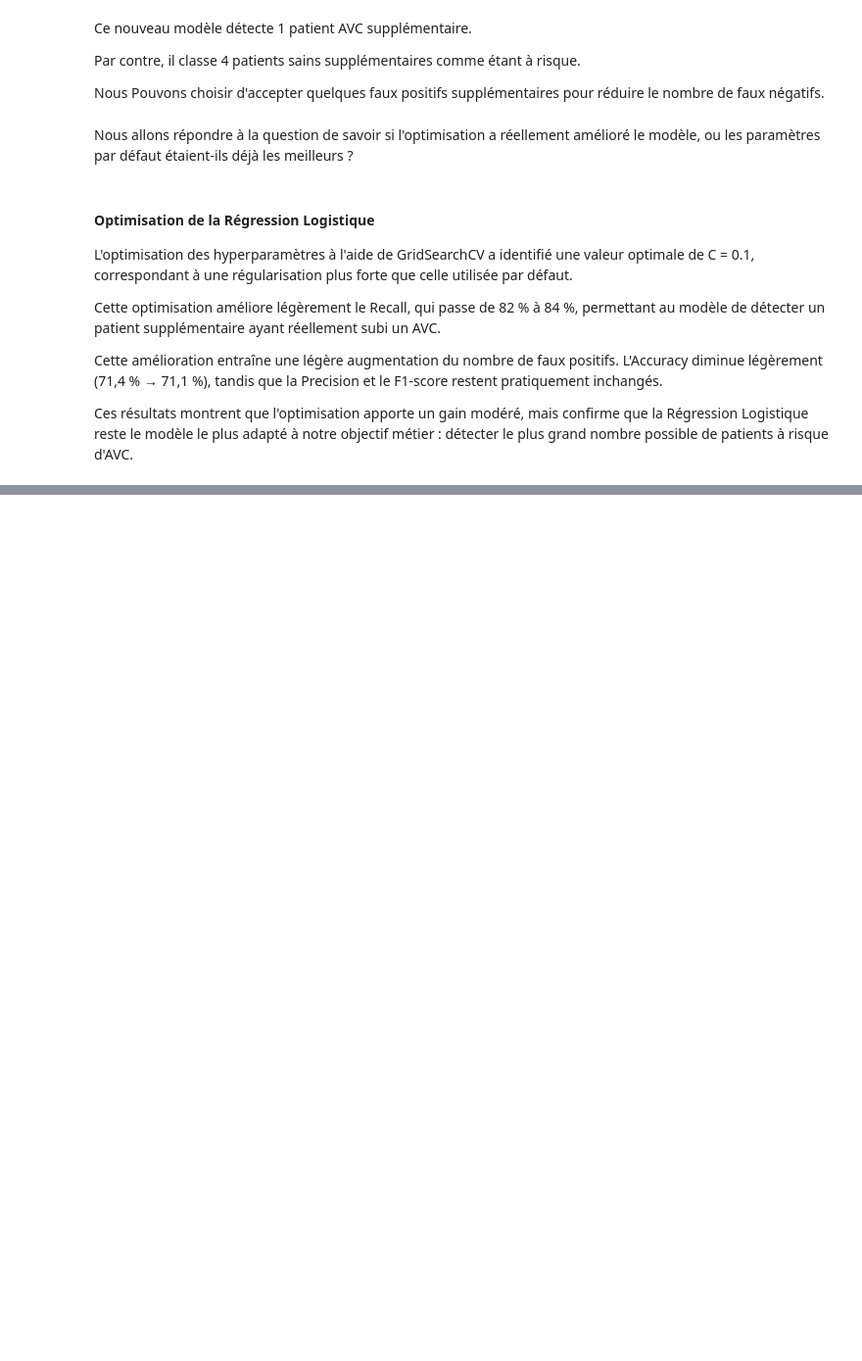
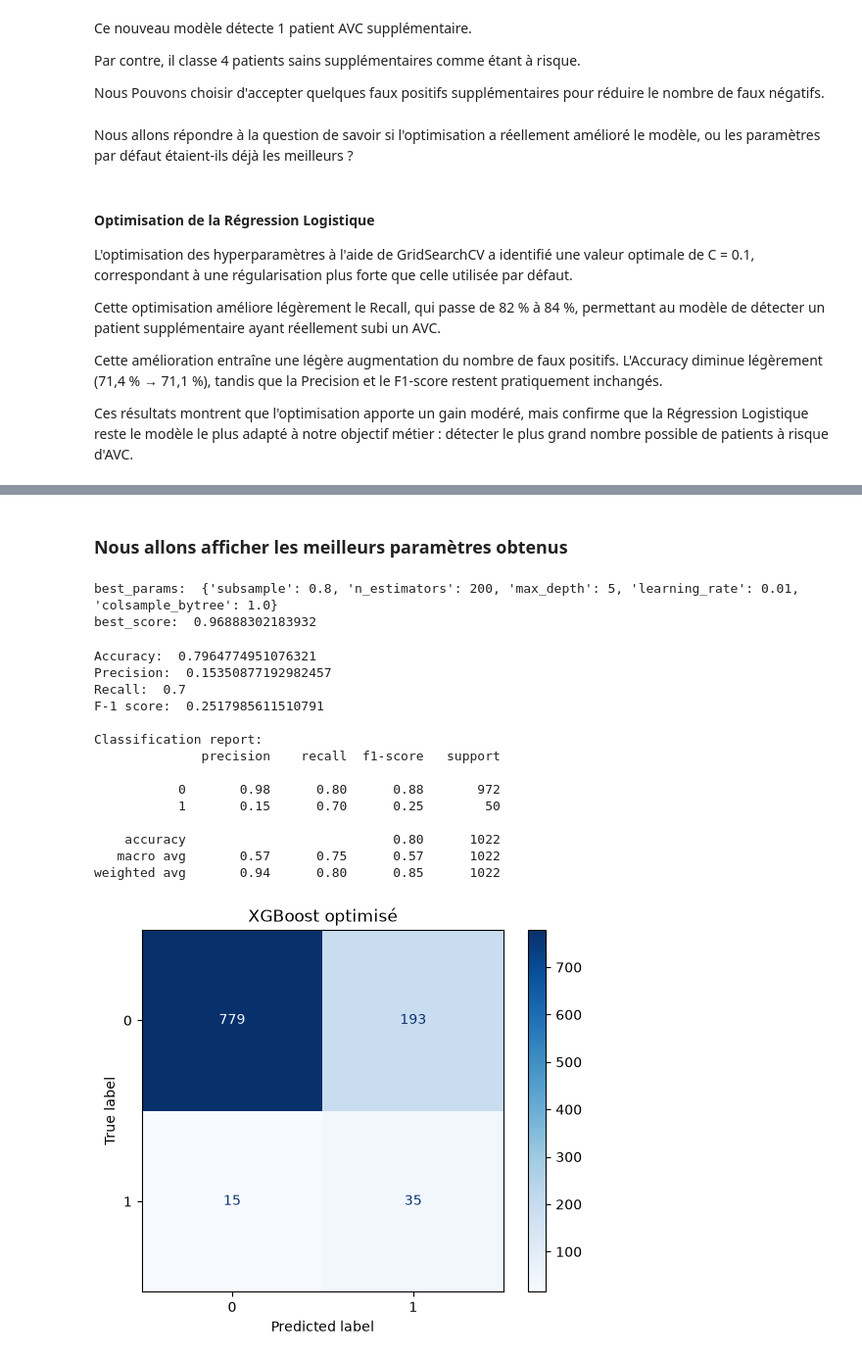
Before and after one commit to Audrey-Djomi/Pr-diction-du-risque-d-AVC-par-Machine-Learning, a Jupyter notebook: notebooks/05_model_evaluation.ipynb, the cells around one changed output, grey strips where cells are left out. Shown at 98% size. Cells and saved outputs as stored; diff of their text form; code cells hidden in the pictures; blank space fills up the shorter version.

Commit message:
Optimisation du Xgboost

```diff
--- a/notebooks/05_model_evaluation.ipynb
+++ b/notebooks/05_model_evaluation.ipynb
@@ -270,0 +288,3 @@ Ces résultats montrent que l'optimisation apporte un gain modéré, mais confir
+# %%
+# Créer le modèle
+xgb_model = XGBClassifier(random_state = 42, eval_metric = "logloss")
@@ -270,0 +303,4 @@ Ces résultats montrent que l'optimisation apporte un gain modéré, mais confir
+# %%
+# Entrainer
+
+random_search.fit(X_train_balanced, y_train_balanced)
@@ -270,0 +325,56 @@ Ces résultats montrent que l'optimisation apporte un gain modéré, mais confir
+# %% [markdown]
+### Nous allons afficher les meilleurs paramètres obtenus
+# %%
+print("best_params: ", random_search.best_params_)
+print("best_score: ", random_search.best_score_)
+# %% [output]
+best_params:  {'subsample': 0.8, 'n_estimators': 200, 'max_depth': 5, 'learning_rate': 0.01, 'colsample_bytree': 1.0}
+best_score:  0.96888302183932
+# %%
+# récupérons le meilleur modèle
+
+best_xgb = random_search.best_estimator_
+# %%
+# Prédictions
+
+y_pred_best_xgb = best_xgb.predict(X_test_final)
+# %%
+# Evaluons
+
+print("Accuracy: ", accuracy_score(y_test, y_pred_best_xgb) )
+print("Precision: ", precision_score(y_test, y_pred_best_xgb) )
+print("Recall: ", recall_score(y_test, y_pred_best_xgb) )
+print("F-1 score: ", f1_score(y_test, y_pred_best_xgb) )
+
+
+print()
+
+print(f"Classification report: \n{classification_report(y_test, y_pred_best_xgb)}")
+
+print()
+
+ConfusionMatrixDisplay.from_predictions(
+                                        y_test,
+                                        y_pred_best_xgb,
+                                        cmap= "Blues"
+                                        )
+
+plt.title("XGBoost optimisé")
+
+plt.show()
+# %% [output]
+Accuracy:  0.7964774951076321
+Precision:  0.15350877192982457
+Recall:  0.7
+F-1 score:  0.2517985611510791
+
+Classification report:
+              precision    recall  f1-score   support
+
+           0       0.98      0.80      0.88       972
+           1       0.15      0.70      0.25        50
+
+    accuracy                           0.80      1022
+   macro avg       0.57      0.75      0.57      1022
+weighted avg       0.94      0.80      0.85      1022
+[figure, added]
```
Also changed, not shown: parts of 11 cells of this notebook.
